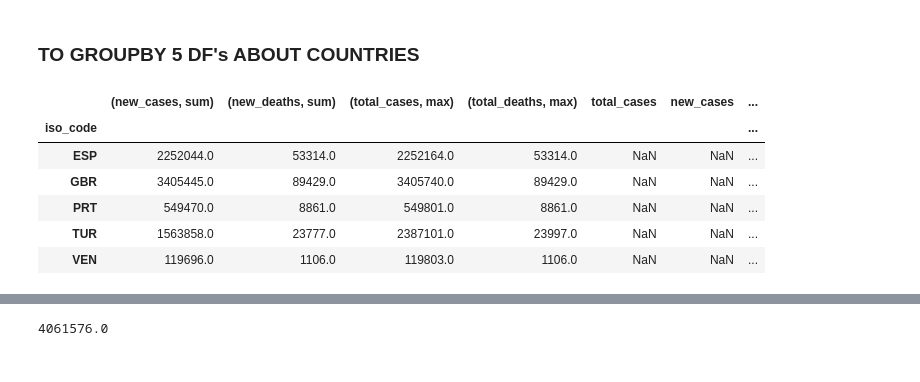
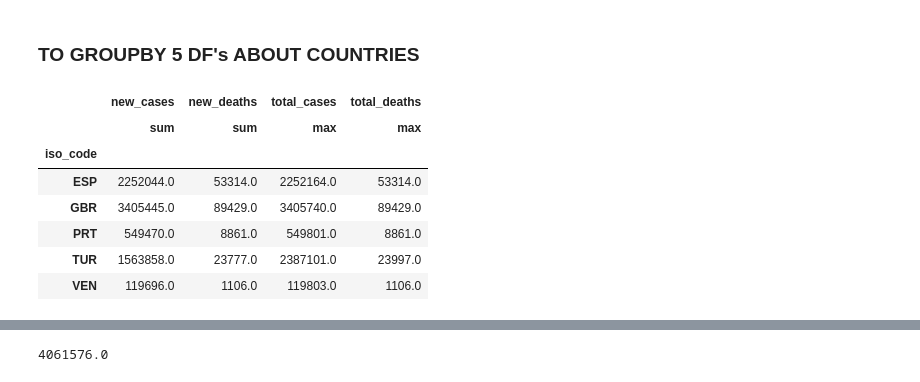
Before and after one commit to AriadnaPuigventos/GroupD_Covid19, a Jupyter notebook: notebooks/Ariadna.ipynb, the cells around one changed output, grey strips where cells are left out. Drawn from its saved outputs; the diff is of its cells as text; code cells hidden in the pictures.

```diff
--- a/notebooks/Ariadna.ipynb
+++ b/notebooks/Ariadna.ipynb
@@ -351,3 +353,6 @@ df10
 | 59076 | VEN | 2021-01-16 | 119306.0 | 450.0 | 1101.0 | 6.0 | 38.719 | ... |
 | 59077 | VEN | 2021-01-17 | 119803.0 | 497.0 | 1106.0 | 5.0 | 38.894 | ... |
 1549 rows × 8 columns
+# %%
+df10.dropna(how="any", inplace=False)
+df10
@@ -356,15 +418,16 @@ df10
 # %%
 #Q10 = df10.join(world["life_expectancy"])
 #To groupby iso_code
 
 Countries5 = df10.groupby("iso_code").agg({"new_cases": [sum], "new_deaths": [sum], "total_cases": [max], "total_deaths": [max]})
-Countries5 = Countries5.join(df10.groupby("life_expectancy").mean())
+#Countries5 = Countries5.join(df10.groupby("life_expectancy").mean())
 Countries5
 # %% [output]
-|  | (new_cases, sum) | (new_deaths, sum) | (total_cases, max) | (total_deaths, max) | total_cases | new_cases | ... |
-| iso_code |  |  |  |  |  |  | ... |
-| ESP | 2252044.0 | 53314.0 | 2252164.0 | 53314.0 | NaN | NaN | ... |
-| GBR | 3405445.0 | 89429.0 | 3405740.0 | 89429.0 | NaN | NaN | ... |
-| PRT | 549470.0 | 8861.0 | 549801.0 | 8861.0 | NaN | NaN | ... |
-| TUR | 1563858.0 | 23777.0 | 2387101.0 | 23997.0 | NaN | NaN | ... |
-| VEN | 119696.0 | 1106.0 | 119803.0 | 1106.0 | NaN | NaN | ... |
+|  | new_cases | new_deaths | total_cases | total_deaths |
+|  | sum | sum | max | max |
+| iso_code |  |  |  |  |
+| ESP | 2252044.0 | 53314.0 | 2252164.0 | 53314.0 |
+| GBR | 3405445.0 | 89429.0 | 3405740.0 | 89429.0 |
+| PRT | 549470.0 | 8861.0 | 549801.0 | 8861.0 |
+| TUR | 1563858.0 | 23777.0 | 2387101.0 | 23997.0 |
+| VEN | 119696.0 | 1106.0 | 119803.0 | 1106.0 |
```
Also changed, not shown: parts of 15 cells of this notebook, 5 other files.
